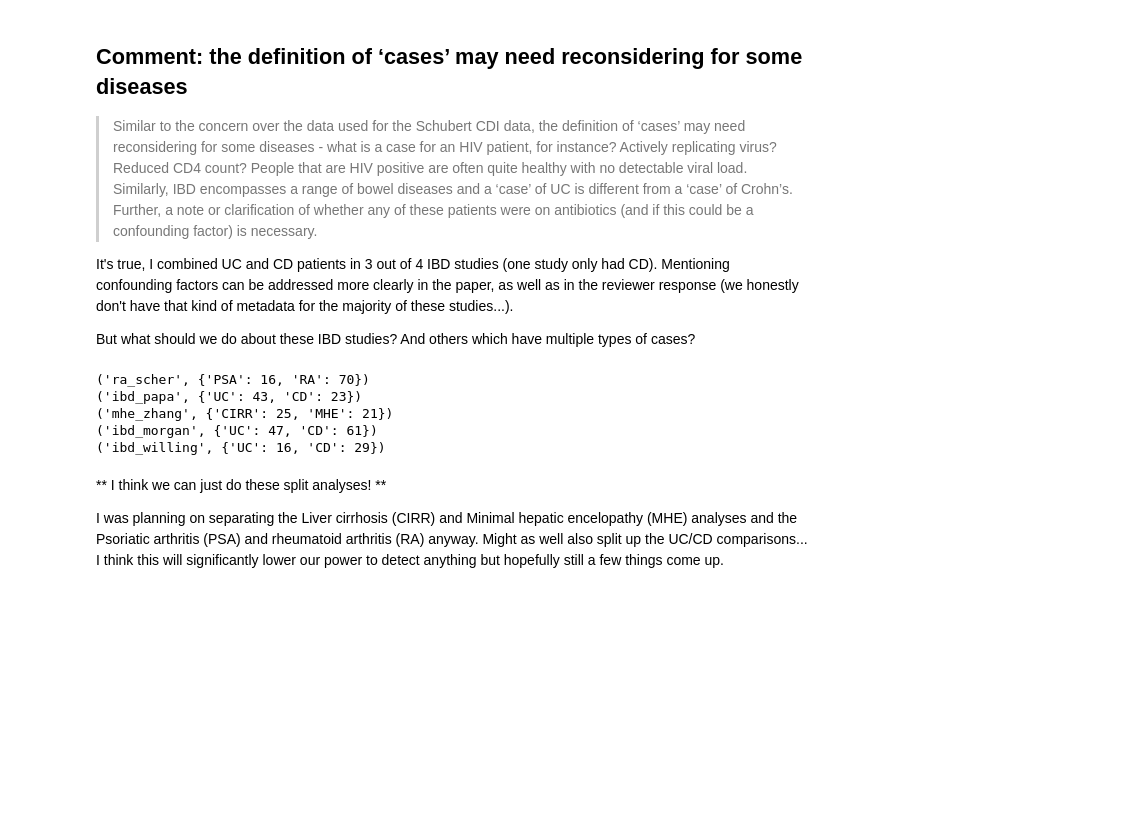
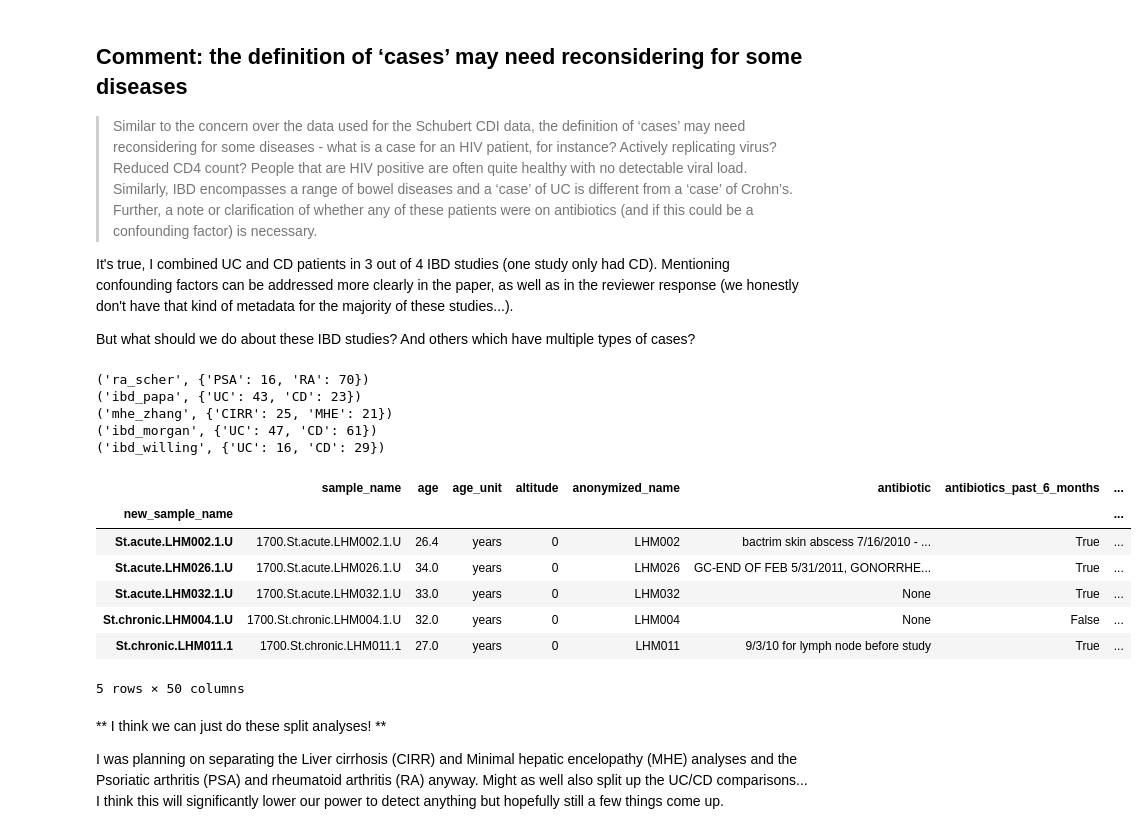
Before and after one commit to cduvallet/microbiomeHD, a Jupyter notebook: src/exploration/2017-06-21.reviewer_comments_info.ipynb, the cells around one changed output. Saved outputs shown, nothing was run; the diff lists cells and outputs as text; code cells hidden in the pictures; blank space fills up the shorter version.

```diff
--- a/src/exploration/2017-06-21.reviewer_comments_info.ipynb
+++ b/src/exploration/2017-06-21.reviewer_comments_info.ipynb
@@ -63,6 +63,17 @@ for dataset in statslst:
 ('mhe_zhang', {'CIRR': 25, 'MHE': 21})
 ('ibd_morgan', {'UC': 47, 'CD': 61})
 ('ibd_willing', {'UC': 16, 'CD': 29})
+# %%
+dfs['hiv_lozupone']['meta'].head()
+# %% [output]
+|  | sample_name | age | age_unit | altitude | anonymized_name | antibiotic | antibiotics_past_6_months | ... |
+| new_sample_name |  |  |  |  |  |  |  | ... |
+| St.acute.LHM002.1.U | 1700.St.acute.LHM002.1.U | 26.4 | years | 0 | LHM002 | bactrim skin abscess 7/16/2010 - ... | True | ... |
+| St.acute.LHM026.1.U | 1700.St.acute.LHM026.1.U | 34.0 | years | 0 | LHM026 | GC-END OF FEB 5/31/2011, GONORRHE... | True | ... |
+| St.acute.LHM032.1.U | 1700.St.acute.LHM032.1.U | 33.0 | years | 0 | LHM032 | None | True | ... |
+| St.chronic.LHM004.1.U | 1700.St.chronic.LHM004.1.U | 32.0 | years | 0 | LHM004 | None | False | ... |
+| St.chronic.LHM011.1 | 1700.St.chronic.LHM011.1 | 27.0 | years | 0 | LHM011 | 9/3/10 for lymph node before study | True | ... |
+5 rows × 50 columns
 # %% [markdown]
 ** I think we can just do these split analyses! **
 
```
Also changed, not shown: parts of 1 cell of this notebook, 1 other file.
